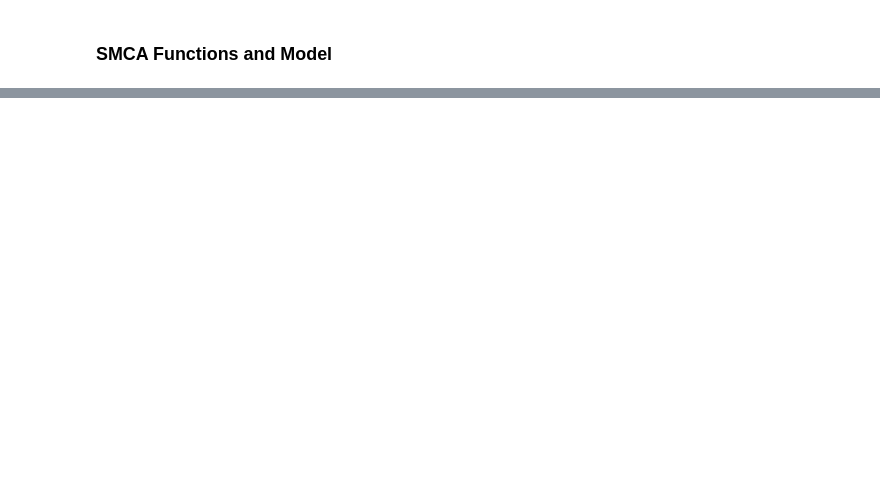
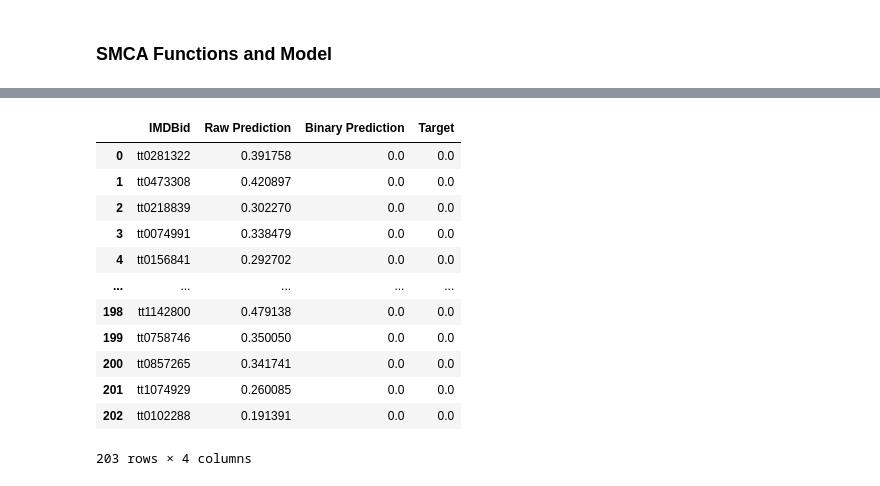
Before and after one commit to KyleZrey/SMCA, a Jupyter notebook: fusion_classification/SMCA_MCA.ipynb, the cells around one changed output, grey strips where cells are left out. Cells and saved outputs as stored; diff of their text form; code cells hidden in the pictures; blank space fills up the shorter version.

```diff
--- a/fusion_classification/SMCA_MCA.ipynb
+++ b/fusion_classification/SMCA_MCA.ipynb
@@ -596,0 +941,17 @@ if __name__ == "__main__":
+# %%
+eval_df = pd.read_csv('results/val_predictions.csv')
+eval_df
+# %% [output]
+|  | IMDBid | Raw Prediction | Binary Prediction | Target |
+| 0 | tt0281322 | 0.391758 | 0.0 | 0.0 |
+| 1 | tt0473308 | 0.420897 | 0.0 | 0.0 |
+| 2 | tt0218839 | 0.302270 | 0.0 | 0.0 |
+| 3 | tt0074991 | 0.338479 | 0.0 | 0.0 |
+| 4 | tt0156841 | 0.292702 | 0.0 | 0.0 |
+| ... | ... | ... | ... | ... |
+| 198 | tt1142800 | 0.479138 | 0.0 | 0.0 |
+| 199 | tt0758746 | 0.350050 | 0.0 | 0.0 |
+| 200 | tt0857265 | 0.341741 | 0.0 | 0.0 |
+| 201 | tt1074929 | 0.260085 | 0.0 | 0.0 |
+| 202 | tt0102288 | 0.191391 | 0.0 | 0.0 |
+203 rows × 4 columns
```
Also changed, not shown: parts of 34 cells of this notebook, 1 other file.
